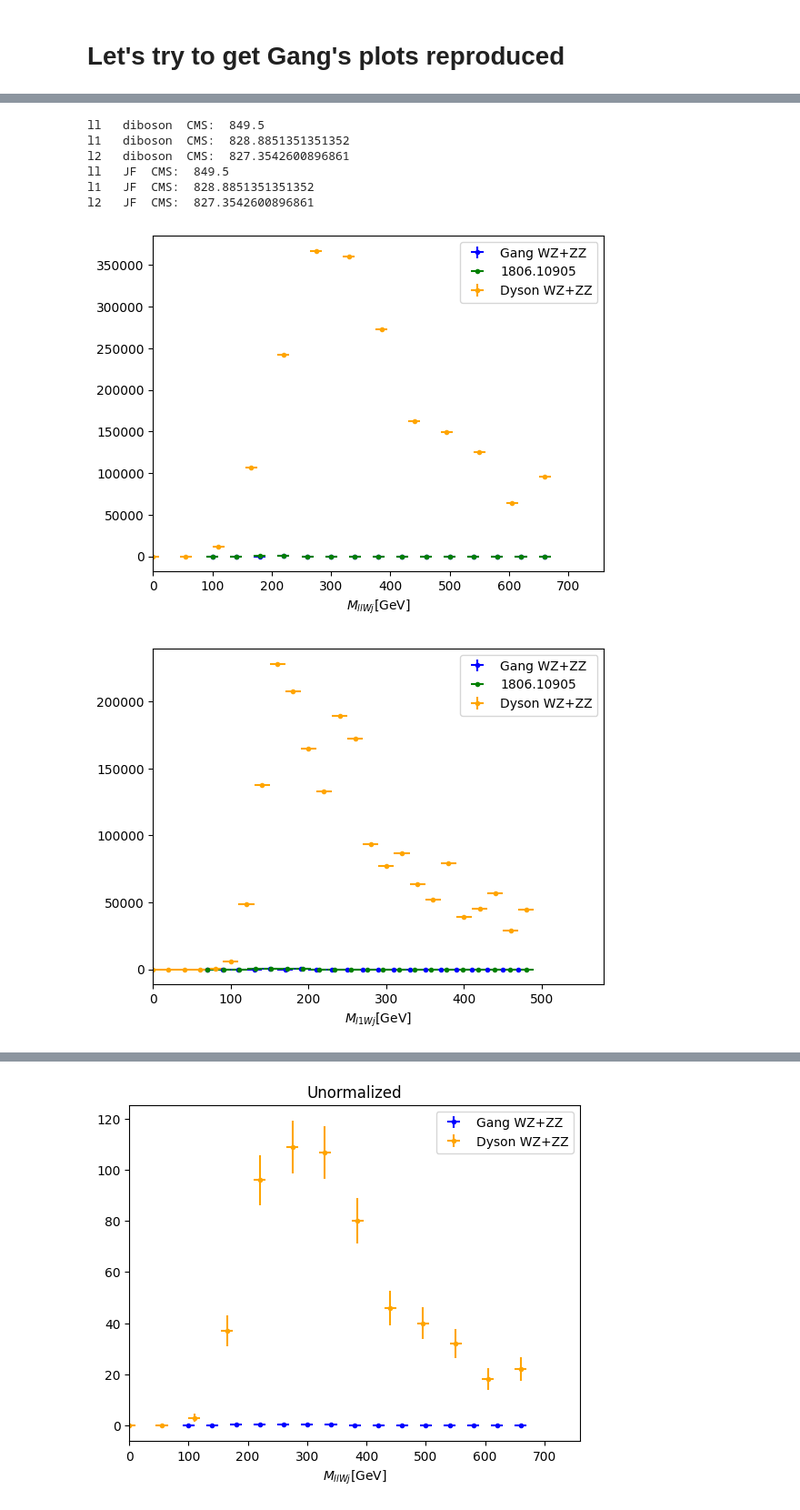
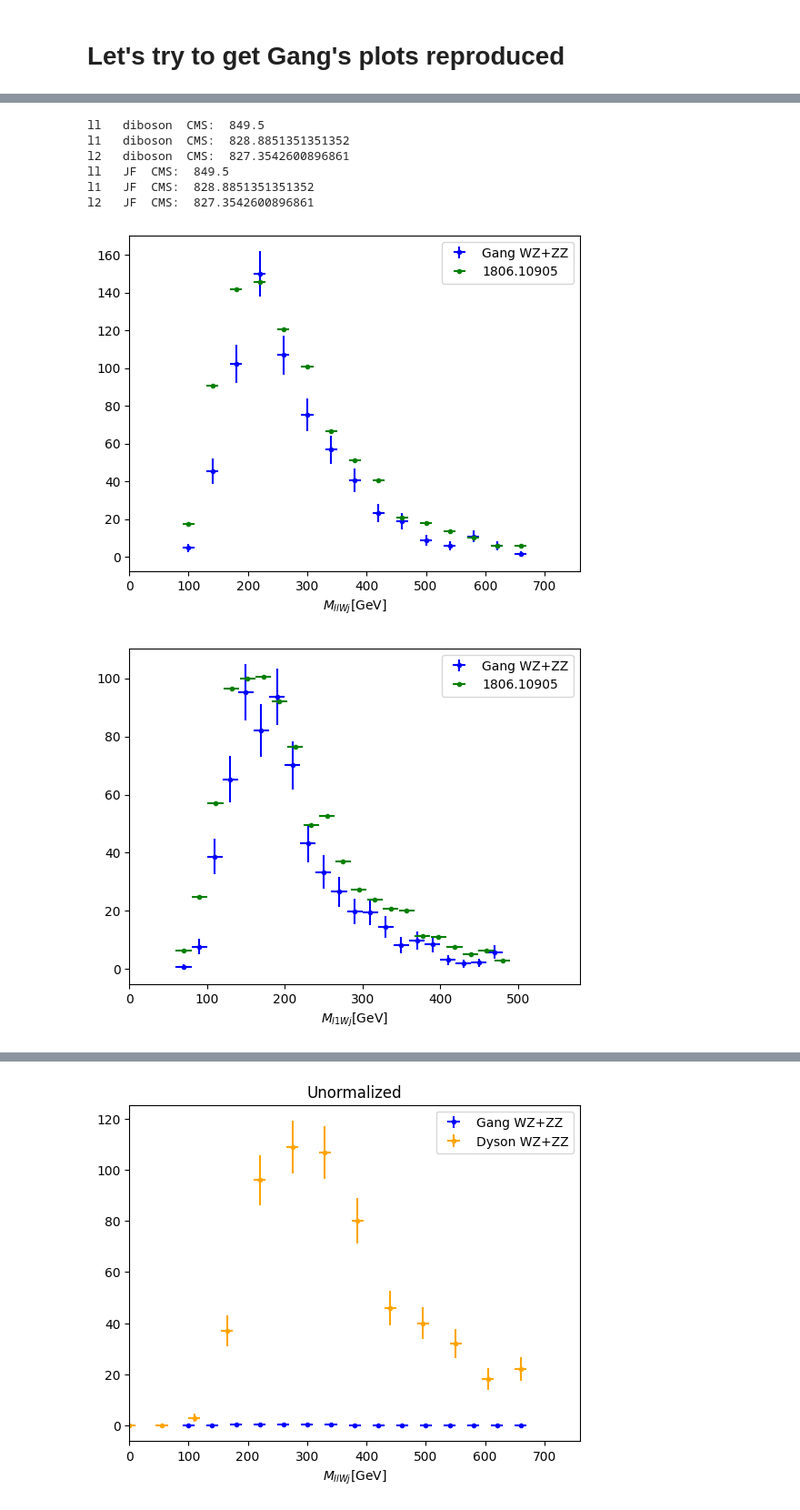
Before and after one commit to dysontk/LFVLNV, a Jupyter notebook: AnalysisAndSuch/Histos.ipynb, the cells around one changed output, grey strips where cells are left out. Shown: that part at 91% size. Drawn from its saved outputs; the diff is of its cells as text; code cells hidden in the pictures.

```diff
--- a/AnalysisAndSuch/Histos.ipynb
+++ b/AnalysisAndSuch/Histos.ipynb
@@ -152,7 +138,7 @@ print(GangDataDictFull)
 # %%
 fig, axes = plt.subplots()
-GangsY = GangDataDictFull['WZ']['l1'][:,1] + GangDataDictFull['ZZ']['l1'][:,1]
-GangsX = GangDataDictFull['WZ']['l1'][:,0]
+GangsY = GangDataDictFull['WZ']['ll'][:,1] + GangDataDictFull['ZZ']['ll'][:,1]
+GangsX = GangDataDictFull['WZ']['ll'][:,0]
 print(GangsY)
 print(GangsX)
 plt.errorbar(GangsX, GangsY, fmt='.')
@@ -209,0 +322,39 @@ for htyp in GangDataDict:
+# %%
+
+
+eTdict = {'WZ2j':'WZ',
+        'ZZ2j':'ZZ'}
+for htyp in GangDataDict:
+
+    fig, axes = plt.subplots()
+
+    for  dg in GangdatGroups:
+        if (dg=='JF'):
+            continue
+        myData = {}
+        my_y = np.zeros(50)
+        myDataPlot = 0
+        GangDataPlotX = 0
+        GangDataPlotY = 0
+        for dt in MydatGroups[dg]:
+            myData.update({dt:combineHistos.get_data(dt, my_FileTags[htyp], my_start_dir)})
+            my_y = np.linspace(myData[dt]['bounds'][0], myData[dt]['bounds'][1], len(myData[dt]['data']))
+            myDataPlot += normalize(myData[dt]['data'], dt)
+            # print(GangDataPlotY)
+            # print(GangDataDictFull[eTdict[dt]][htyp][:,0])
+            GangDataPlotX += GangDataDictFull[eTdict[dt]][htyp][:,1]
+            GangDataPlotY = GangDataDictFull[eTdict[dt]][htyp][:,0]
+            # print(np.shape(GangDataPlotX))
+            # print(np.shape(GangDataPlotY))
+        GangsY = normalize(GangDataDictFull['WZ'][htyp][:,1], 'WZ2j') + normalize(GangDataDictFull['ZZ'][htyp][:,1], 'ZZ2j')
+        GangsX = GangDataDictFull['WZ'][htyp][:,0]
+        print("Dyson total events ", np.sum(myDataPlot))
+        print("Gang's total events ", np.sum(GangsY))
+        # myDataPlot = myDataPlot #* CMS_nEvents
+        axes.set_title('Diboson ' + plotInfo[htyp]['title'])
+        plt.errorbar(my_y,  myDataPlot, color = 'orange', fmt='.', label='Dyson')
+        plt.errorbar(GangsX, GangsY, fmt='.', label='Gang')
+        plt.xlim(plotInfo[htyp]['bounds'])
+        plt.ylabel('Number of events after all cuts')
+        plt.xlabel('GeV')
+        axes.legend()
@@ -427,33 +600,33 @@ for dg in GangdatGroups:
         axes.errorbar(Mass_range, theseMasses, xerr=10, yerr=(theseMasses)**(1/2), label = 'Gang '+plot_lc[dg]['label'], color=plot_lc[dg]['color'], fmt='.')
 
 
         CMS_to_plot = get_data(init_dir+CMSFileTags[htyp]+'3.dat') - get_data(init_dir+CMSFileTags[htyp]+'1.dat')
         CMS_nEvents = np.sum(CMS_to_plot)
         # axes.scatter(CMS_linspaces[htyp], CMS_to_plot, label='1806.10905', color=plot_lc[dg]['CMScolor'])
         axes.errorbar(CMS_linspaces[htyp], CMS_to_plot, xerr = 10, label='1806.10905', color=plot_lc[dg]['CMScolor'], fmt='.')
         myData = {}
         my_y = np.zeros(50)
         myDataPlot = 0
         for dt in MydatGroups[dg]:
             myData.update({dt:combineHistos.get_data(dt, my_FileTags[htyp], my_start_dir)})
         # print(myData[0]['bounds'])
             my_y = np.linspace(myData[dt]['bounds'][0], myData[dt]['bounds'][1], len(myData[dt]['data']))
             # (1.3*2.3 if dg=='diboson' else 0.625) *
             myDataPlot = my_scaling(dt) * myData[dt]['data'] if type(myDataPlot)==int else myDataPlot + my_scaling(dt) * myData[dt]['data']
             # print(myDataPlot)
         # if dg == 'diboson':
         print(htyp, " ", dg, " CMS: ", CMS_nEvents)
         myDataPlot = myDataPlot #* CMS_nEvents
-        plt.errorbar(my_y,  myDataPlot, xerr=10, yerr=(myDataPlot)**(1/2), label=f'Dyson {plot_lc[dg]['label']}', color = 'orange', fmt='.')
+        # plt.errorbar(my_y,  myDataPlot, xerr=10, yerr=(myDataPlot)**(1/2), label=f'Dyson {plot_lc[dg]['label']}', color = 'orange', fmt='.')
 
         axes.set_xlim(0, CMS_linspaces[htyp][-1]+100)
         axes.legend()
 # %% [output]
 ll   diboson  CMS:  849.5
 l1   diboson  CMS:  828.8851351351352
 l2   diboson  CMS:  827.3542600896861
 ll   JF  CMS:  849.5
 l1   JF  CMS:  828.8851351351352
 l2   JF  CMS:  827.3542600896861
-[figure, old version]
+[figure, new version]
-[figure, old version]
+[figure, new version]
```
Also changed, not shown: parts of 17 cells of this notebook, 3 other files.
